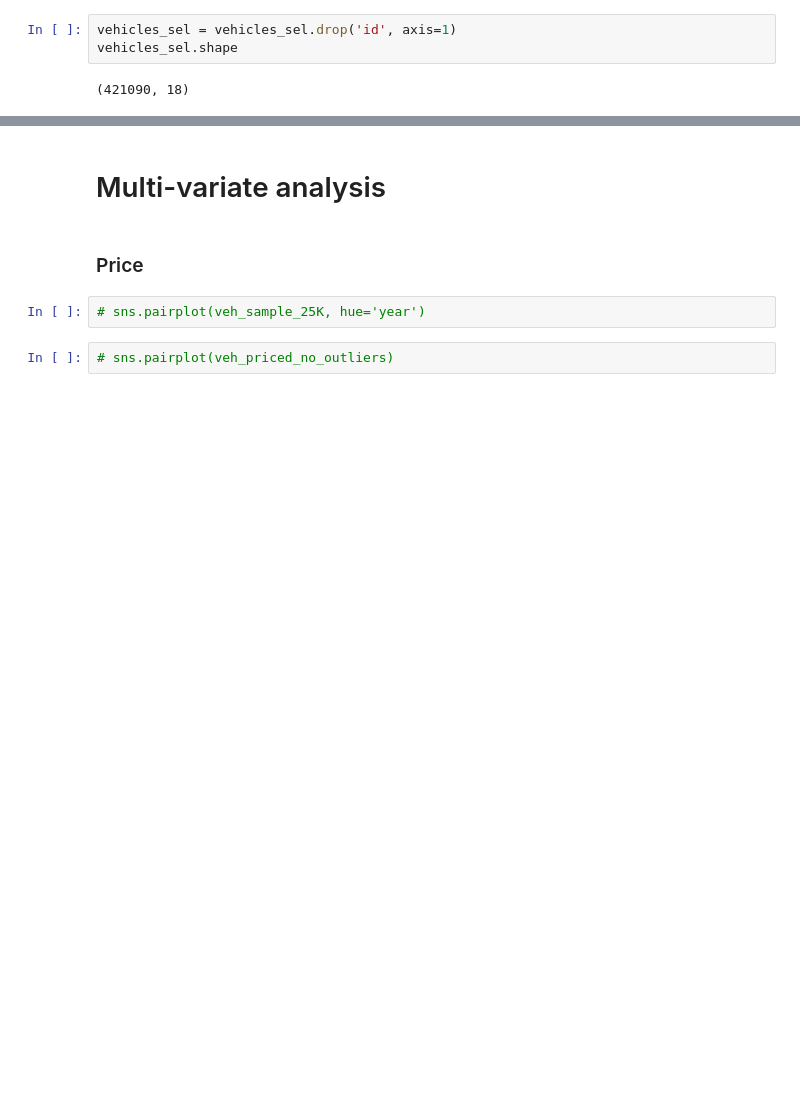
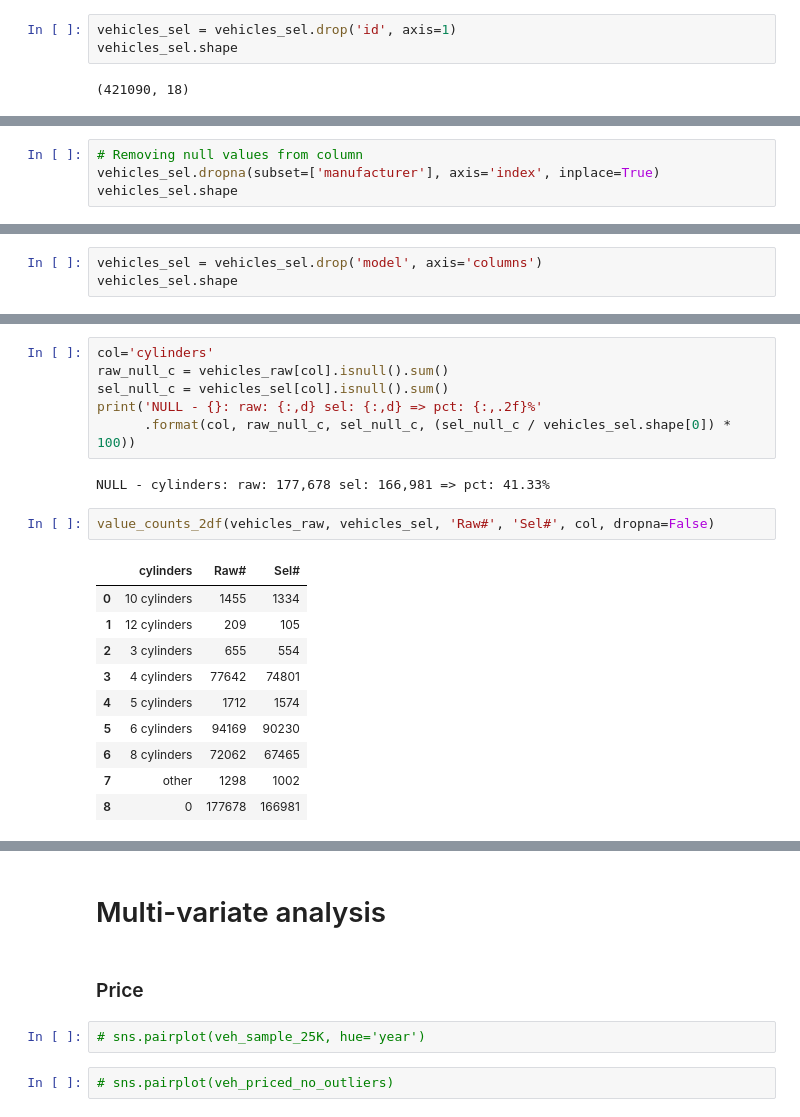
Before and after one commit to fazeelgm/UCB_ML_AI_PracticalApp_II, a Jupyter notebook: DataInvestigation.ipynb, the cells around one changed output, grey strips where cells are left out. Saved outputs shown, nothing was run; the diff lists cells and outputs as text; blank space fills up the shorter version.

```diff
--- a/DataInvestigation.ipynb
+++ b/DataInvestigation.ipynb
@@ -534,0 +630,4 @@ vehicles_sel.describe(include='all').T
+# %%
+# Removing null values from column
+vehicles_sel.dropna(subset=['manufacturer'], axis='index', inplace=True)
+vehicles_sel.shape
@@ -534,0 +660,3 @@ vehicles_sel.describe(include='all').T
+# %%
+vehicles_sel = vehicles_sel.drop('model', axis='columns')
+vehicles_sel.shape
@@ -534,0 +673,21 @@ vehicles_sel.describe(include='all').T
+# %%
+col='cylinders'
+raw_null_c = vehicles_raw[col].isnull().sum()
+sel_null_c = vehicles_sel[col].isnull().sum()
+print('NULL - {}: raw: {:,d} sel: {:,d} => pct: {:,.2f}%'
+      .format(col, raw_null_c, sel_null_c, (sel_null_c / vehicles_sel.shape[0]) * 100))
+# %% [output]
+NULL - cylinders: raw: 177,678 sel: 166,981 => pct: 41.33%
+# %%
+value_counts_2df(vehicles_raw, vehicles_sel, 'Raw#', 'Sel#', col, dropna=False)
+# %% [output]
+|  | cylinders | Raw# | Sel# |
+| 0 | 10 cylinders | 1455 | 1334 |
+| 1 | 12 cylinders | 209 | 105 |
+| 2 | 3 cylinders | 655 | 554 |
+| 3 | 4 cylinders | 77642 | 74801 |
+| 4 | 5 cylinders | 1712 | 1574 |
+| 5 | 6 cylinders | 94169 | 90230 |
+| 6 | 8 cylinders | 72062 | 67465 |
+| 7 | other | 1298 | 1002 |
+| 8 | 0 | 177678 | 166981 |
```
Also changed, not shown: parts of 47 cells of this notebook, 1 other file.
